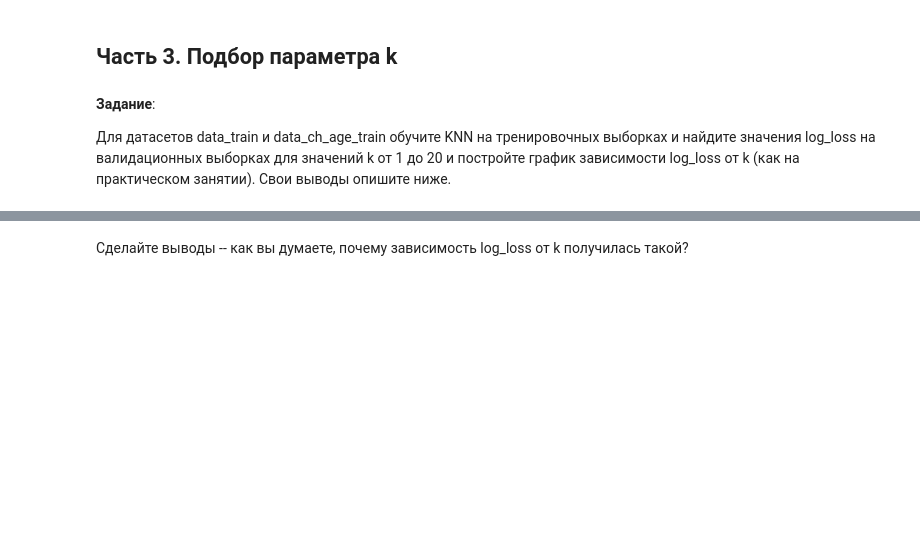
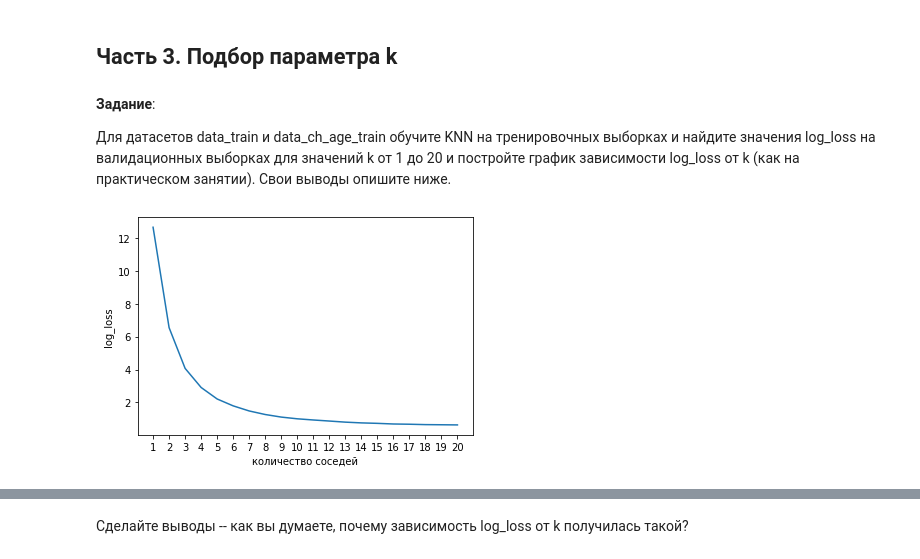
Before and after one commit to t0r1n88/stepic_prepod, a Jupyter notebook: Task 3.ipynb, the cells around one changed output, grey strips where cells are left out. Cells and saved outputs as stored; diff of their text form; code cells hidden in the pictures; blank space fills up the shorter version.

```diff
--- a/Task 3.ipynb
+++ b/Task 3.ipynb
@@ -187,3 +228,5 @@ data_ch = <тут ваш код>
+# %%
+data_ch = pd.get_dummies(data,columns=['cholesterol'])
 # %%
 # не меняйте код в этой ячейке!
 # эта ячейка проверяет ваш код на правильность
@@ -203,8 +246,8 @@ assert set(data_ch.columns) == set(['age', 'gender', 'height', 'weight', 'ap_hi'
 data_age = data.copy()
 data_ch_age = data_ch.copy()
 
-data_age["age"] = <тут ваш код>
-data_ch_age["age"] = <тут ваш код>
+data_age["age"] = data_age['age'] /365
+data_ch_age["age"] = data_ch_age['age'] / 365
 # %%
 # не меняйте код в этой ячейке!
 # эта ячейка проверяет ваш код на правильность
@@ -243,14 +286,13 @@ log_loss -- это метрика для бинарной классификац
 Обратите внимание, что для метрики log_loss ответы KNN должны быть в виде вероятностей принадлежности классу 1 (полученными с помощью .predict_proba), а не бинарными!
 # %%
 # обучаем КНН на тренировочной части data_train датасета data
-knn = <тут ваш код определения knn с _neighbors=3 на data_train>
-<тут ваш код обучения knn>
+knn = KNeighborsClassifier(n_neighbors=3)
+knn.fit(data_train,y_train)
 
 # получаем ответы КНН на валидационной части data_val датасета data
-
 # predict_proba выдает массив пар -- для каждого объекта соответствующая пара
 # это вероятности его принадлежности к классу 0 и классу 1.
 # Чтобы получить только вероятности принадлежности классу 1,
 # нужно взять 1 столбец полученного numpy array: array[:, 1]
 predicted_proba = knn.predict_proba(data_val)[:, 1]
-log_loss(y_val, predicted_proba)
+print(f' Метрика log loss равна {log_loss(y_val, predicted_proba)}')
@@ -258,0 +324,8 @@ log_loss(y_val, predicted_proba)
+# %%
+#data_ch_age -- изначальный датасет без колонки id и обработанным признаком cholesterol и колонкой age, переведенной из дней в года
+#data_ch_age_train, data_ch_age_val, y_ch_age_train, y_ch_age_val
+knn_ch_age = KNeighborsClassifier(n_neighbors=3)
+knn_ch_age.fit(data_ch_age_train,y_ch_age_train)
+
+predicted_proba = knn_ch_age.predict_proba(data_ch_age_val)
+print(f' Метрика log loss равна {log_loss(y_ch_age_val,predicted_proba)}')
@@ -270,0 +342,16 @@ log_loss(y_val, predicted_proba)
+# %%
+#<тут ваш код для датасета data_train>
+# data_train, data_val, y_train, y_val
+val_scores_data = []
+for i in range(1,21):
+    knn_data = KNeighborsClassifier(n_neighbors=i)
+    knn_data.fit(data_train,y_train)
+    predicted_proba = knn_data.predict_proba(data_val)
+    val_scores_data.append(log_loss(y_val,predicted_proba))
+plt.plot(list(range(1, 21)), val_scores_data)
+plt.xticks(list(range(1, 21)))
+plt.xlabel("количество соседей")
+plt.ylabel("log_loss")
+plt.show()
+# %% [output]
+[figure, added]
```
Also changed, not shown: parts of 24 cells of this notebook, 1 other file.
